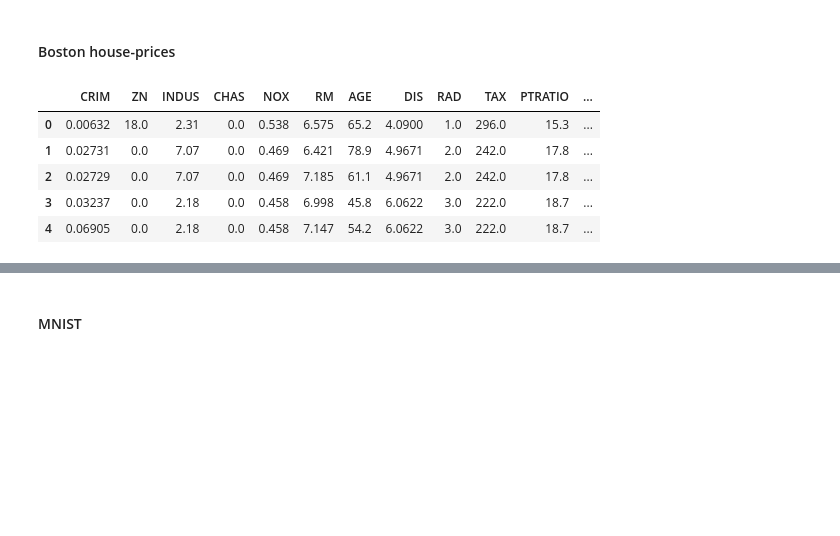
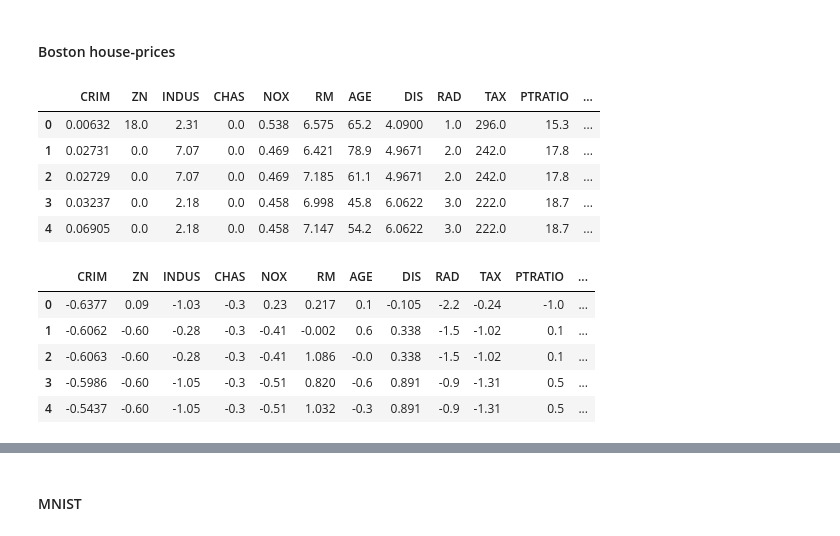
Before and after one commit to Mrpatekful/numpyml, a Jupyter notebook: mlp_numpy.ipynb, the cells around one changed output, grey strips where cells are left out. Saved outputs shown, nothing was run; the diff lists cells and outputs as text; code cells hidden in the pictures; blank space fills up the shorter version.

```diff
--- a/mlp_numpy.ipynb
+++ b/mlp_numpy.ipynb
@@ -798,26 +815,42 @@ TESTING PHASE:
 # %%
 boston = datasets.load_boston()
 
-np.random.seed(1)
 features = len(boston['data'][0])
 nb_samples = len(boston['data'])
 
 samples = np.ones((nb_samples, features+1))
 
-for index in range(nb_samples):
-    samples[index,:features] = boston['data'][index,:]
-    samples[index,-1] = boston['target'][index]
+samples[:,:features] = boston['data'][:,:]
+samples[:,-1] = boston['target'][:]
+
+scaler = preprocessing.StandardScaler().fit(samples[:int(0.6*len(samples))])
+
+data = scaler.transform(samples)
+
+bostondata = pd.DataFrame(samples,
+                          columns=['CRIM','ZN','INDUS','CHAS','NOX','RM','AGE',
+                                   'DIS','RAD','TAX','PTRATIO','B','LSTAT','MED'])
 
 
-bostondata = pd.DataFrame(samples,
-                          columns=['CRIM','ZN','INDUS','CHAS','NOX','RM','AGE','DIS','RAD','TAX','PTRATIO','B','LSTAT','MED'])
+scaled_bostondata = pd.DataFrame(data,
+                          columns=['CRIM','ZN','INDUS','CHAS','NOX','RM','AGE',
+                                   'DIS','RAD','TAX','PTRATIO','B','LSTAT','MED'])
 
 disp.display(bostondata.head())
+disp.display(scaled_bostondata.head().round({'CRIM':4,'ZN':2,'INDUS':2,'CHAS':1,'NOX':2,
+                                             'RM':3,'AGE':1,'DIS':3,'RAD':1,'TAX':2,'PTRATIO':2,
+                                             'B':4,'LSTAT':2,'MED':2}))
 # %% [output]
 |  | CRIM | ZN | INDUS | CHAS | NOX | RM | AGE | DIS | RAD | TAX | PTRATIO | ... |
 | 0 | 0.00632 | 18.0 | 2.31 | 0.0 | 0.538 | 6.575 | 65.2 | 4.0900 | 1.0 | 296.0 | 15.3 | ... |
 | 1 | 0.02731 | 0.0 | 7.07 | 0.0 | 0.469 | 6.421 | 78.9 | 4.9671 | 2.0 | 242.0 | 17.8 | ... |
 | 2 | 0.02729 | 0.0 | 7.07 | 0.0 | 0.469 | 7.185 | 61.1 | 4.9671 | 2.0 | 242.0 | 17.8 | ... |
 | 3 | 0.03237 | 0.0 | 2.18 | 0.0 | 0.458 | 6.998 | 45.8 | 6.0622 | 3.0 | 222.0 | 18.7 | ... |
 | 4 | 0.06905 | 0.0 | 2.18 | 0.0 | 0.458 | 7.147 | 54.2 | 6.0622 | 3.0 | 222.0 | 18.7 | ... |
+|  | CRIM | ZN | INDUS | CHAS | NOX | RM | AGE | DIS | RAD | TAX | PTRATIO | ... |
+| 0 | -0.6377 | 0.09 | -1.03 | -0.3 | 0.23 | 0.217 | 0.1 | -0.105 | -2.2 | -0.24 | -1.0 | ... |
+| 1 | -0.6062 | -0.60 | -0.28 | -0.3 | -0.41 | -0.002 | 0.6 | 0.338 | -1.5 | -1.02 | 0.1 | ... |
+| 2 | -0.6063 | -0.60 | -0.28 | -0.3 | -0.41 | 1.086 | -0.0 | 0.338 | -1.5 | -1.02 | 0.1 | ... |
+| 3 | -0.5986 | -0.60 | -1.05 | -0.3 | -0.51 | 0.820 | -0.6 | 0.891 | -0.9 | -1.31 | 0.5 | ... |
+| 4 | -0.5437 | -0.60 | -1.05 | -0.3 | -0.51 | 1.032 | -0.3 | 0.891 | -0.9 | -1.31 | 0.5 | ... |
 # %%
```
Also changed, not shown: parts of 14 cells of this notebook.
